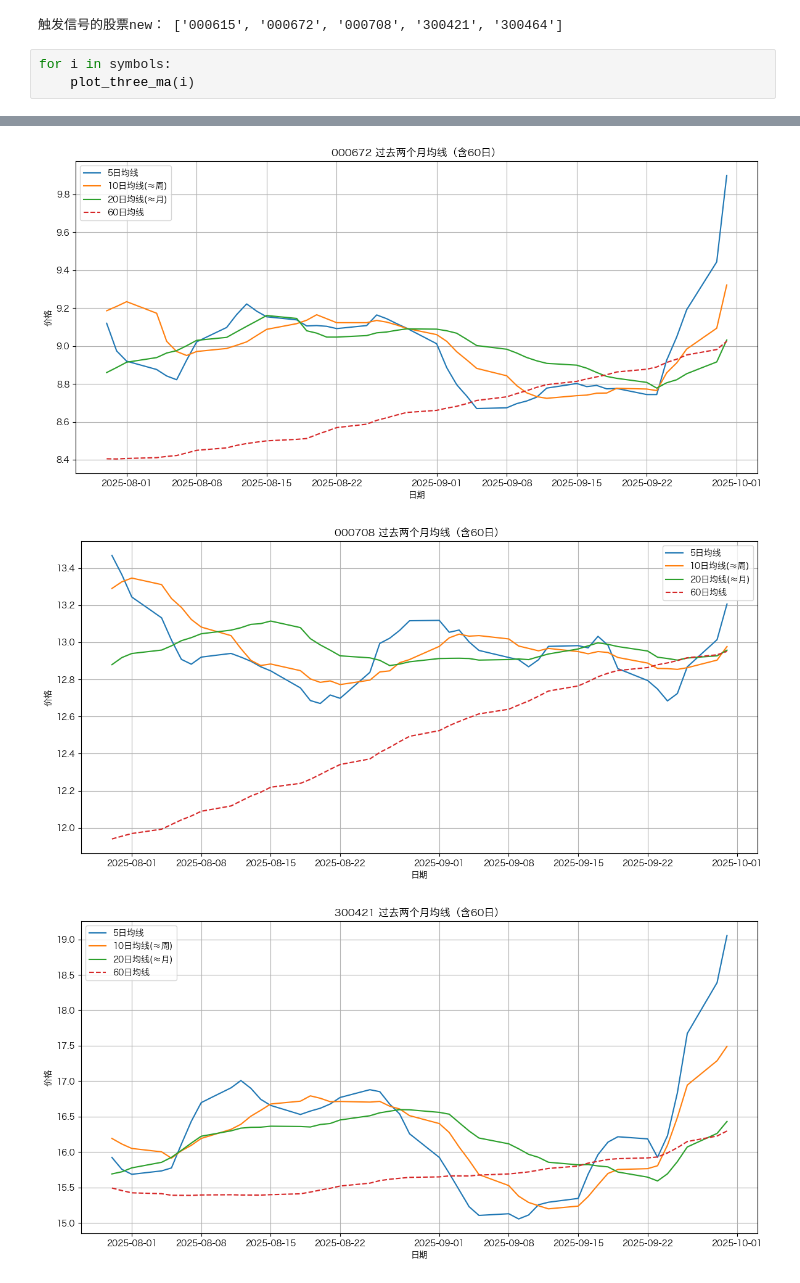
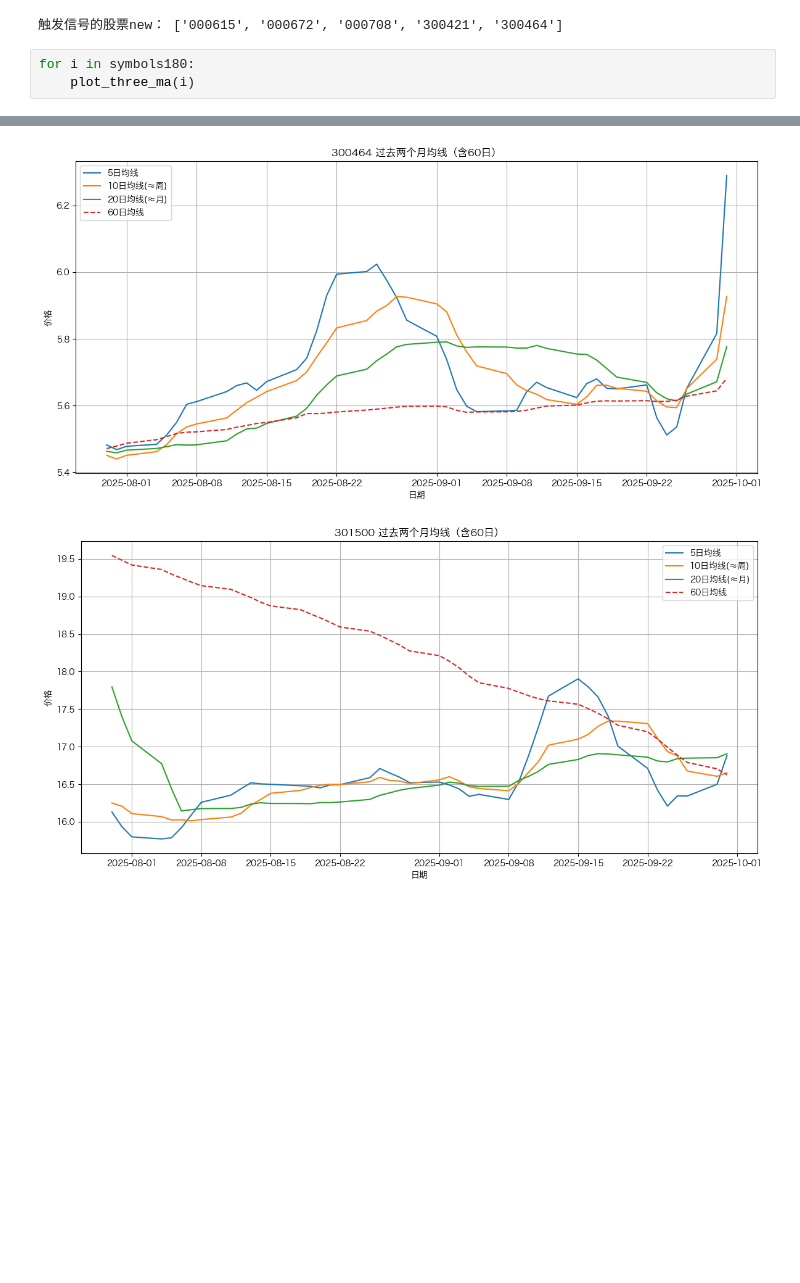
Before and after one commit to zzzxdzzz/MyTools, a Jupyter notebook: AK-Tool-2025-for-testing.ipynb, the cells around one changed output, grey strips where cells are left out. Cells and saved outputs as stored; diff of their text form; blank space fills up the shorter version.

```diff
--- a/AK-Tool-2025-for-testing.ipynb
+++ b/AK-Tool-2025-for-testing.ipynb
@@ -1028,6 +1028,6 @@ print("触发信号的股票new：", symbols)
 # %% [output]
 触发信号的股票new： ['000615', '000672', '000708', '300421', '300464']
 # %%
-for i in symbols:
+for i in symbols180:
     plot_three_ma(i)
 # %% [output]
@@ -1035,3 +1035,2 @@ for i in symbols:
-[figure, old version]
+[figure, new version]
-[figure, old version]
+[figure, new version]
-[figure, removed]
```
Also changed, not shown: parts of 4 cells of this notebook, 1 other file.
